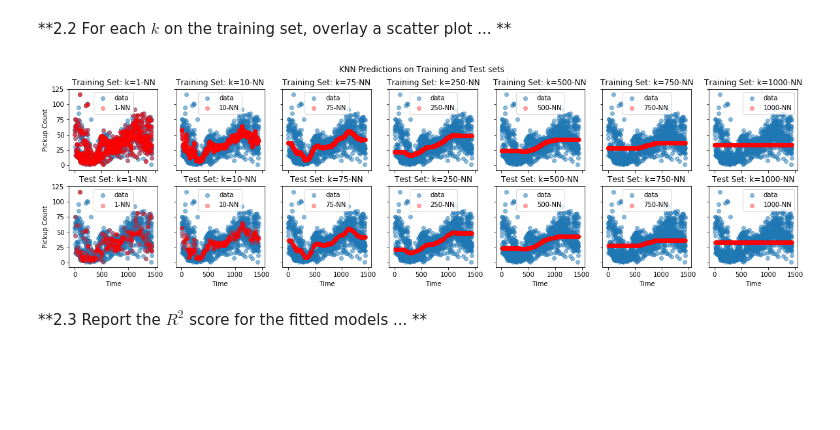
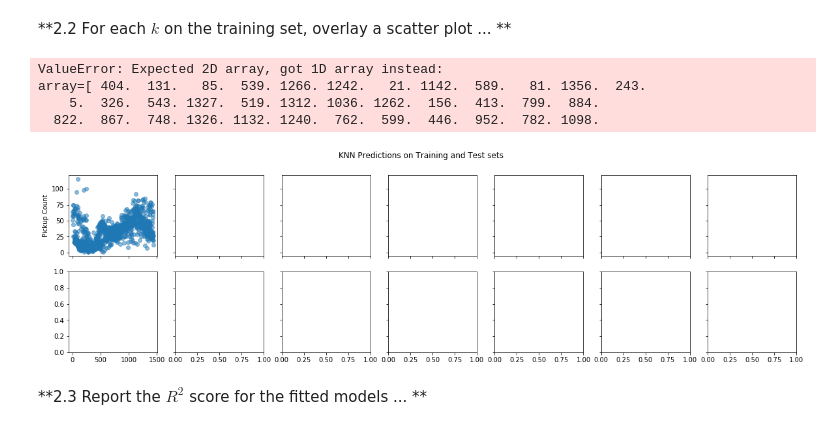
Before and after one commit to tmaounis/cs109a_hw2, a Jupyter notebook: cs109a_hw2_109.ipynb, the cells around one changed output. Cells and saved outputs as stored; diff of their text form; code cells hidden in the pictures; blank space fills up the shorter version.

```diff
--- a/cs109a_hw2_109.ipynb
+++ b/cs109a_hw2_109.ipynb
@@ -131,12 +131,10 @@ In lecture we've seen k-Nearest Neighbors (k-NN) Regression, a non-parametric re
 # your code here
 k_values = [1, 10, 75, 250, 500, 750, 1000]
 y_train = np.array(train_data.PickupCount) #PickupCount is response variable
-X_train = np.array(train_data.TimeMin) #TimeMin is feature variable
-X_train = X_train.reshape(X_train.shape[0], 1)
+X_train = np.array(train_data.TimeMin).reshape(-1,1) #TimeMin is feature variable
 
 y_test = np.array(test_data.PickupCount) #PickupCount is response variable
 X_test = np.array(test_data.TimeMin) #TimeMin is feature variable
-X_test = X_test.reshape(X_test.shape[0], 1) #adds constant
 
 def get_KNNmodels(X_data,y_data):
     reg_dict = {}
@@ -152,25 +150,31 @@ train_KNN_dict = get_KNNmodels(X_train,y_train)
 # %%
 # your code here
 fig, axes = plt.subplots(2,7,sharex='col',sharey='row',figsize=(20,5)) #sharing axes reduces clutter
 fig.suptitle("KNN Predictions on Training and Test sets")
 s="Training Set"
 feat_var = X_train #set feature variable
+data = train_data
 for ax in axes:
     ctr = 0 #counter
     for a in ax:
         k = k_values[ctr]
         a.set(xlabel='Time', ylabel='Pickup Count')
-        a.plot(df_data.TimeMin, df_data.PickupCount, 'o', label="data",alpha=0.5,zorder=0) #overlay scatter plot
+        a.plot(data.TimeMin, data.PickupCount, 'o', label="data",alpha=0.5,zorder=0) #overlay scatter plot
         a.label_outer()
         predictions = train_KNN_dict[k].predict(feat_var)
         a.scatter(feat_var,predictions, color='r',alpha=0.35, label="{}-NN".format(k),zorder=1)
         a.set_title(s+": k=" + str(k)+"-NN")
         a.legend()
         ctr+=1
     s="Test Set"
     feat_var = X_test
+    data = test_data
 # %% [output]
+ValueError: Expected 2D array, got 1D array instead:
+array=[ 404.  131.   85.  539. 1266. 1242.   21. 1142.  589.   81. 1356.  243.
+    5.  326.  543. 1327.  519. 1312. 1036. 1262.  156.  413.  799.  884.
+  822.  867.  748. 1326. 1132. 1240.  762.  599.  446.  952.  782. 1098.
-[figure, old version]
+[figure, new version]
 # %% [markdown]
 **2.3 Report the $R^2$ score for the fitted models ... **
 # %%
```
Also changed, not shown: parts of 3 cells of this notebook.
